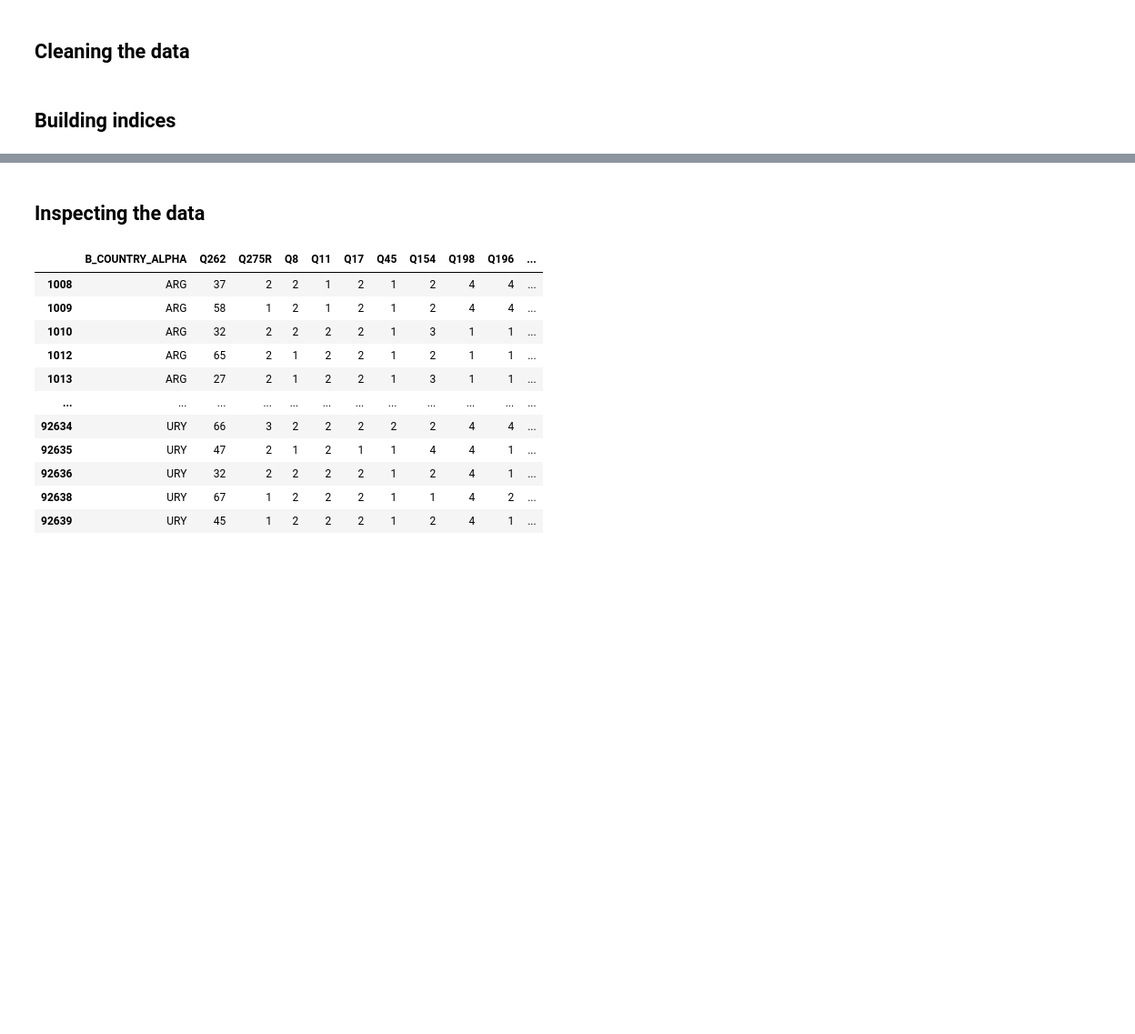
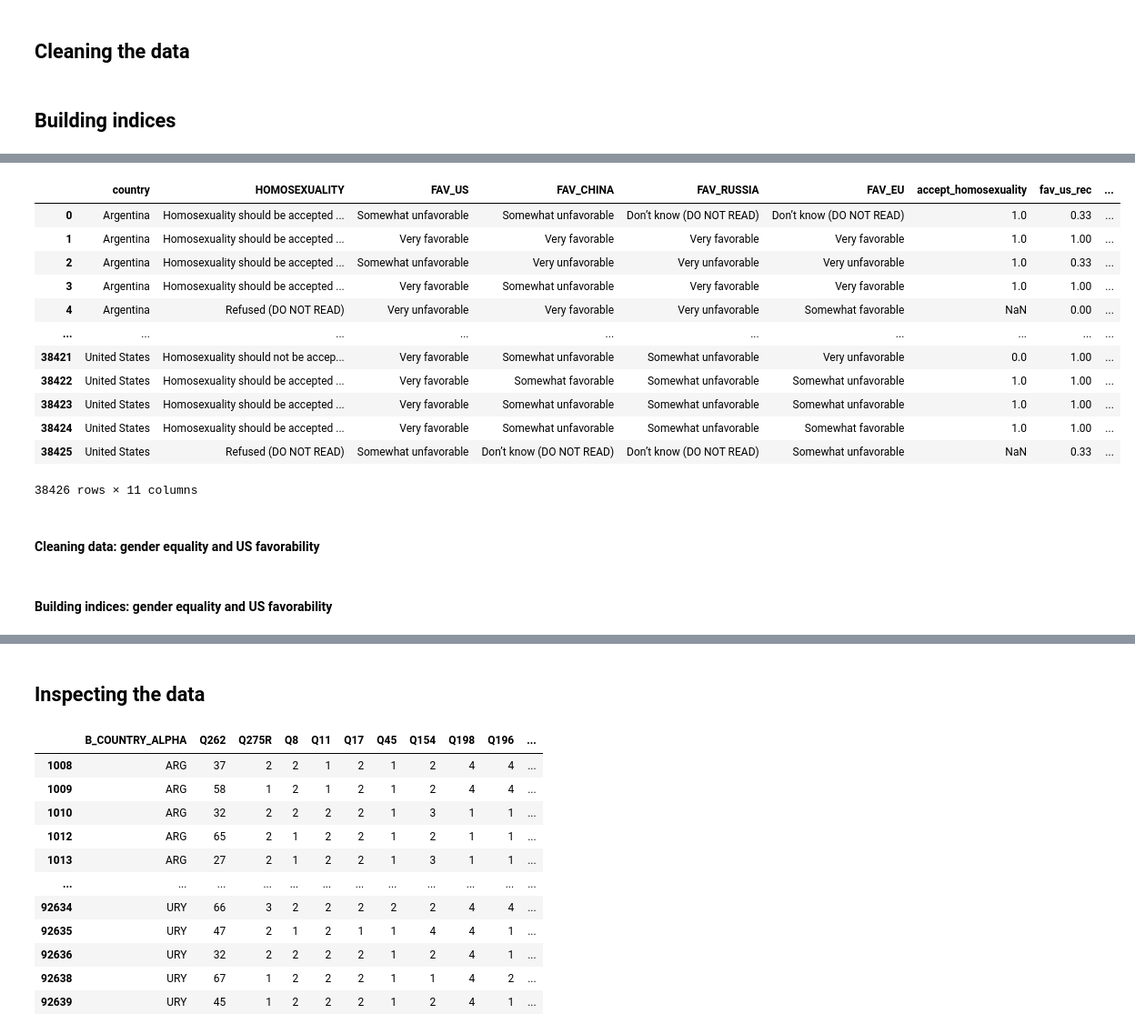
Before and after one commit to JohnH99/the-political-spectrum-in-crosscultural-perspective, a Jupyter notebook: data_analysis_cross_cultural_political_spectrum.ipynb, the cells around one changed output, grey strips where cells are left out. Shown at 91% size. Saved outputs shown, nothing was run; the diff lists cells and outputs as text; code cells hidden in the pictures; blank space fills up the shorter version.

```diff
--- a/data_analysis_cross_cultural_political_spectrum.ipynb
+++ b/data_analysis_cross_cultural_political_spectrum.ipynb
@@ -225,0 +305,2 @@ wvs7_clean['progressivism'] = (wvs7_clean['gender_equality'] + wvs7_clean['sexua
+# %%
+acceptance_homosexuality_country_images = pew_spring_2019_selected.loc[:, ['country', 'HOMOSEXUALITY', 'FAV_US', 'FAV_CHINA', 'FAV_RUSSIA', 'FAV_EU']]
@@ -225,0 +433,2 @@ wvs7_clean['progressivism'] = (wvs7_clean['gender_equality'] + wvs7_clean['sexua
+# %%
+acceptance_homosexuality_country_images['accept_homosexuality'] = acceptance_homosexuality_country_images['HOMOSEXUALITY'].apply(acceptance_homosexuality)
@@ -225,0 +445,5 @@ wvs7_clean['progressivism'] = (wvs7_clean['gender_equality'] + wvs7_clean['sexua
+# %%
+acceptance_homosexuality_country_images['fav_us_rec'] = acceptance_homosexuality_country_images['FAV_US'].apply(favorability_recoder)
+acceptance_homosexuality_country_images['fav_cn_rec'] = acceptance_homosexuality_country_images['FAV_CHINA'].apply(favorability_recoder)
+acceptance_homosexuality_country_images['fav_ru_rec'] = acceptance_homosexuality_country_images['FAV_RUSSIA'].apply(favorability_recoder)
+acceptance_homosexuality_country_images['fav_eu_rec'] = acceptance_homosexuality_country_images['FAV_EU'].apply(favorability_recoder)
@@ -225,0 +482,18 @@ wvs7_clean['progressivism'] = (wvs7_clean['gender_equality'] + wvs7_clean['sexua
+# %%
+acceptance_homosexuality_country_images
+# %% [output]
+|  | country | HOMOSEXUALITY | FAV_US | FAV_CHINA | FAV_RUSSIA | FAV_EU | accept_homosexuality | fav_us_rec | ... |
+| 0 | Argentina | Homosexuality should be accepted ... | Somewhat unfavorable | Somewhat unfavorable | Don’t know (DO NOT READ) | Don’t know (DO NOT READ) | 1.0 | 0.33 | ... |
+| 1 | Argentina | Homosexuality should be accepted ... | Very favorable | Very favorable | Very favorable | Very favorable | 1.0 | 1.00 | ... |
+| 2 | Argentina | Homosexuality should be accepted ... | Somewhat unfavorable | Very unfavorable | Very unfavorable | Very unfavorable | 1.0 | 0.33 | ... |
+| 3 | Argentina | Homosexuality should be accepted ... | Very favorable | Somewhat unfavorable | Very favorable | Very favorable | 1.0 | 1.00 | ... |
+| 4 | Argentina | Refused (DO NOT READ) | Very unfavorable | Very favorable | Very unfavorable | Somewhat favorable | NaN | 0.00 | ... |
+| ... | ... | ... | ... | ... | ... | ... | ... | ... | ... |
+| 38421 | United States | Homosexuality should not be accep... | Very favorable | Somewhat unfavorable | Somewhat unfavorable | Very unfavorable | 0.0 | 1.00 | ... |
+| 38422 | United States | Homosexuality should be accepted ... | Very favorable | Somewhat favorable | Somewhat unfavorable | Somewhat unfavorable | 1.0 | 1.00 | ... |
+| 38423 | United States | Homosexuality should be accepted ... | Very favorable | Somewhat unfavorable | Somewhat unfavorable | Somewhat unfavorable | 1.0 | 1.00 | ... |
+| 38424 | United States | Homosexuality should be accepted ... | Very favorable | Somewhat unfavorable | Somewhat unfavorable | Somewhat favorable | 1.0 | 1.00 | ... |
+| 38425 | United States | Refused (DO NOT READ) | Somewhat unfavorable | Don’t know (DO NOT READ) | Don’t know (DO NOT READ) | Somewhat unfavorable | NaN | 0.33 | ... |
+38426 rows × 11 columns
+# %% [markdown]
+#### Cleaning data: gender equality and US favorability
@@ -225,0 +506,2 @@ wvs7_clean['progressivism'] = (wvs7_clean['gender_equality'] + wvs7_clean['sexua
+# %% [markdown]
+#### Building indices: gender equality and US favorability
```
Also changed, not shown: parts of 133 cells of this notebook, 1 other file.
